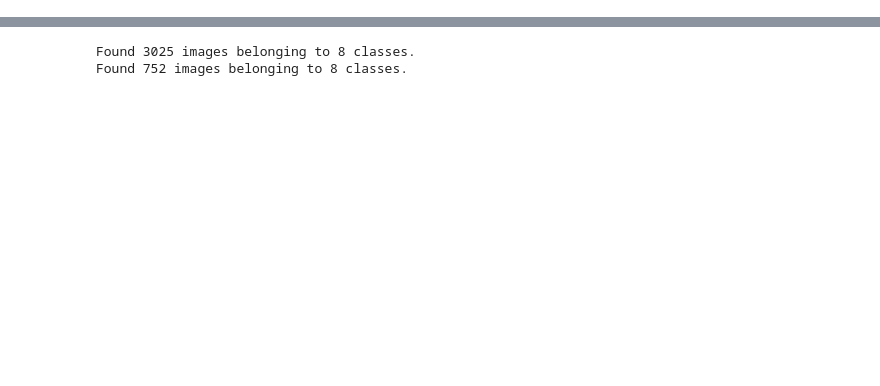
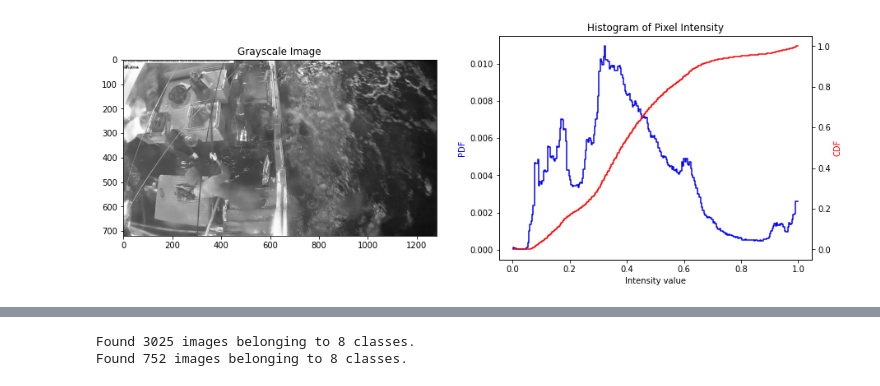
Before and after one commit to JakubGazewski/WTUM_7_2022, a Jupyter notebook: MyFishCNN/ryby.ipynb, the cells around one changed output, grey strips where cells are left out. Cells and saved outputs as stored; diff of their text form; code cells hidden in the pictures; blank space fills up the shorter version.

Commit message:
try color correction

```diff
--- a/MyFishCNN/ryby.ipynb
+++ b/MyFishCNN/ryby.ipynb
@@ -5,0 +27,17 @@ Num GPUs Available:  0
+# %%
+fig, ax = plt.subplots(1,2, figsize=(15,5))
+cathedral_gray = rgb2gray(alb)
+ax[0].imshow(cathedral_gray, cmap='gray')
+ax[0].set_title('Grayscale Image')
+ax1 = ax[1]
+ax2 = ax1.twinx()
+freq_h, bins_h = histogram(cathedral_gray)
+freq_c, bins_c = cumulative_distribution(cathedral_gray)
+ax1.step(bins_h, freq_h*1.0/freq_h.sum(), c='b', label='PDF')
+ax2.step(bins_c, freq_c, c='r',  label='CDF')
+ax1.set_ylabel('PDF', color='b')
+ax2.set_ylabel('CDF', color='r')
+ax[1].set_xlabel('Intensity value')
+ax[1].set_title('Histogram of Pixel Intensity');
+# %% [output]
+[figure, added]
```
Also changed, not shown: parts of 28 cells of this notebook, 5 other files.
